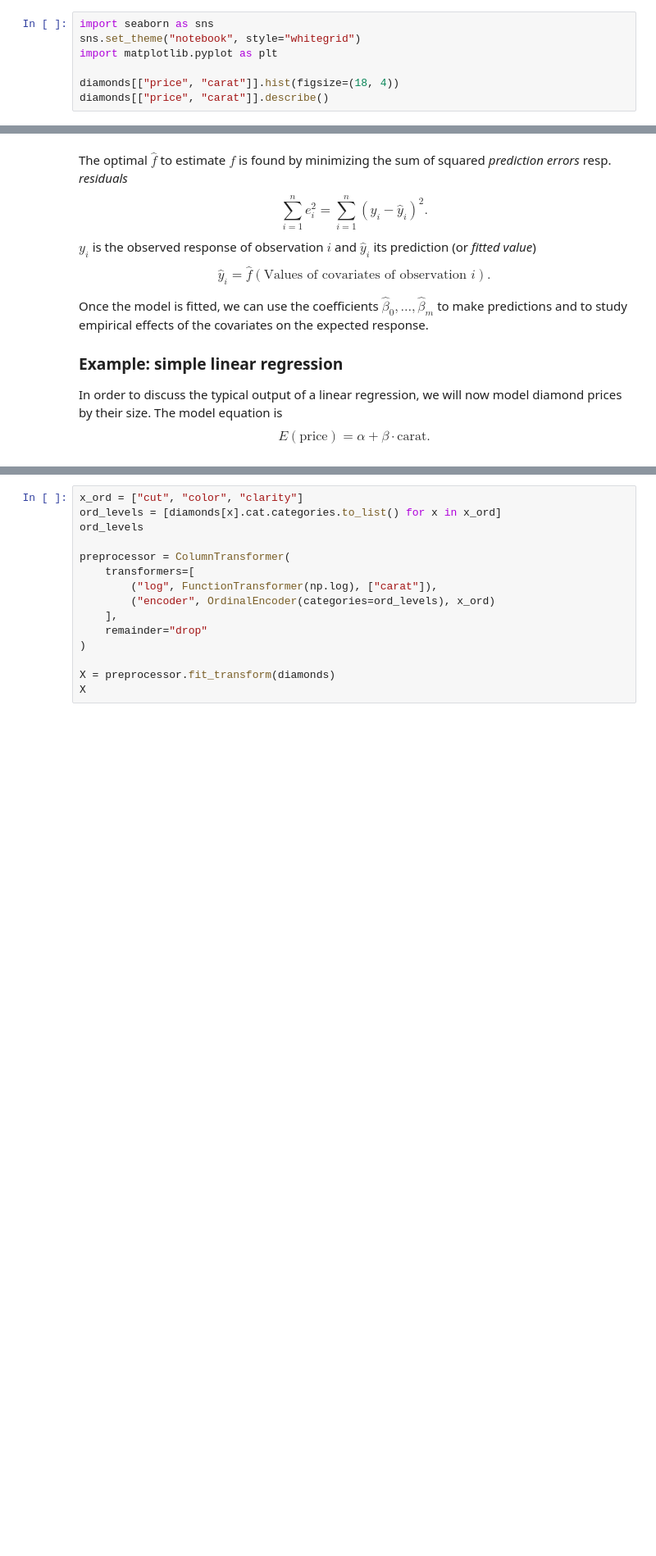
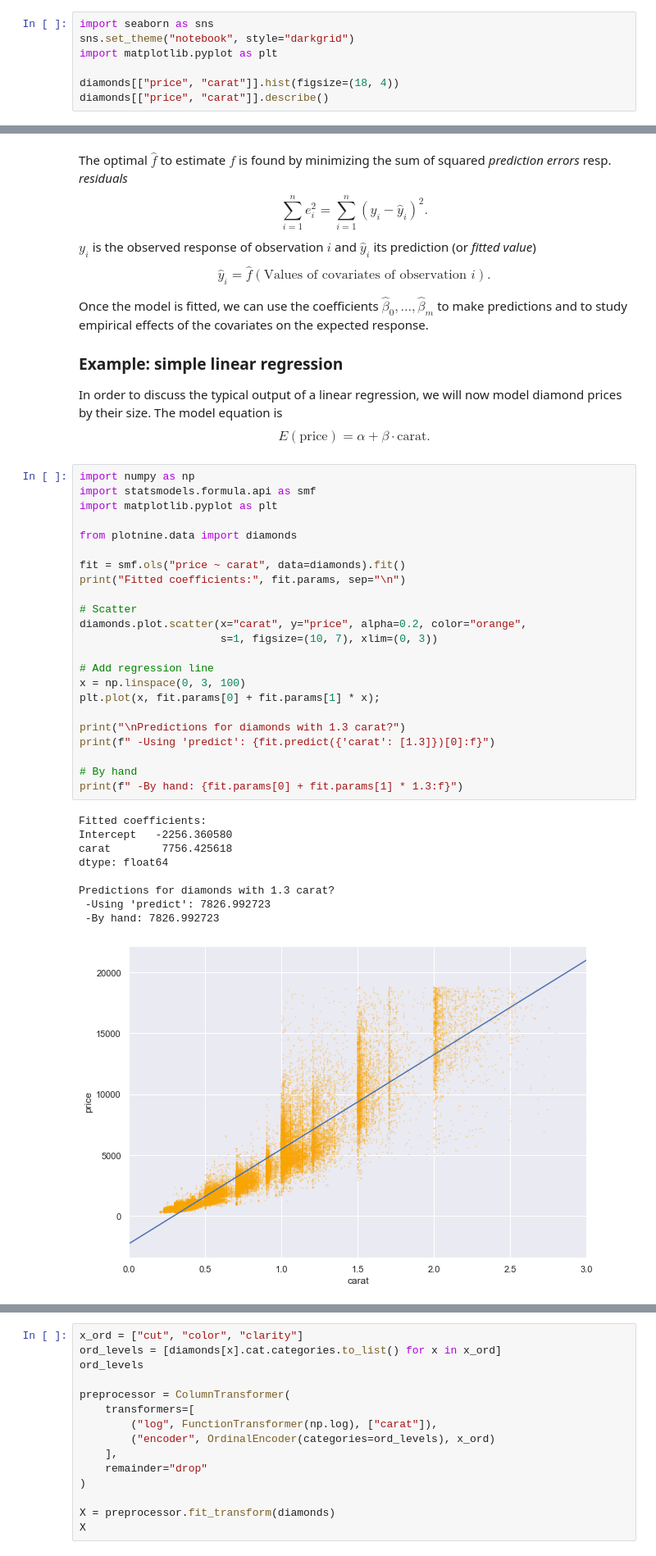
Before and after one commit to mayer79/ml_lecture, a Jupyter notebook: py/1_Basics_and_Linear_Models.ipynb, the cells around one changed output, grey strips where cells are left out. Shown at 82% size. Drawn from its saved outputs; the diff is of its cells as text; blank space fills up the shorter version.

```diff
--- a/py/1_Basics_and_Linear_Models.ipynb
+++ b/py/1_Basics_and_Linear_Models.ipynb
@@ -80,7 +80,7 @@ Let us summarize the diamonds data set.
 #### Univariate description
 # %%
 import seaborn as sns
-sns.set_theme("notebook", style="whitegrid")
+sns.set_theme("notebook", style="darkgrid")
 import matplotlib.pyplot as plt
 
 diamonds[["price", "carat"]].hist(figsize=(18, 4))
@@ -204,3 +191,36 @@ In order to discuss the typical output of a linear regression, we will now model
 $$
   E(\text{price}) = \alpha + \beta \cdot \text{carat}.
 $$
+# %%
+import numpy as np
+import statsmodels.formula.api as smf
+import matplotlib.pyplot as plt
+
+from plotnine.data import diamonds
+
+fit = smf.ols("price ~ carat", data=diamonds).fit()
+print("Fitted coefficients:", fit.params, sep="\n")
+
+# Scatter
+diamonds.plot.scatter(x="carat", y="price", alpha=0.2, color="orange",
+                      s=1, figsize=(10, 7), xlim=(0, 3))
+
+# Add regression line
+x = np.linspace(0, 3, 100)
+plt.plot(x, fit.params[0] + fit.params[1] * x);
+
+print("\nPredictions for diamonds with 1.3 carat?")
+print(f" -Using 'predict': {fit.predict({'carat': [1.3]})[0]:f}")
+
+# By hand
+print(f" -By hand: {fit.params[0] + fit.params[1] * 1.3:f}")
+# %% [output]
+Fitted coefficients:
+Intercept   -2256.360580
+carat        7756.425618
+dtype: float64
+
+Predictions for diamonds with 1.3 carat?
+ -Using 'predict': 7826.992723
+ -By hand: 7826.992723
+[figure, added]
```
Also changed, not shown: parts of 6 cells of this notebook.
